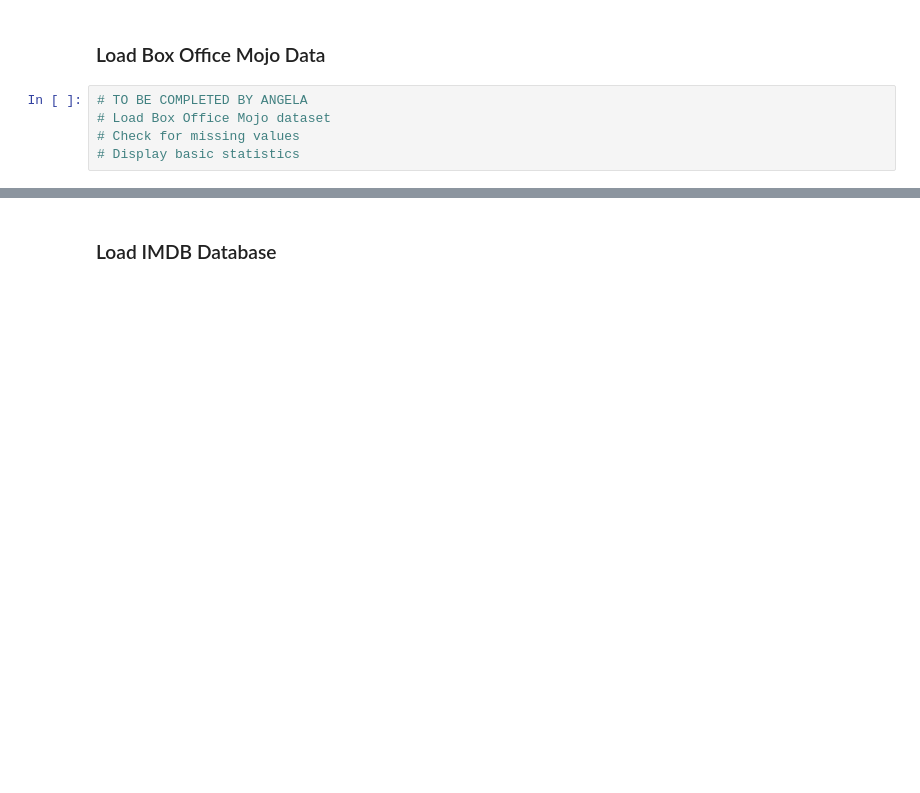
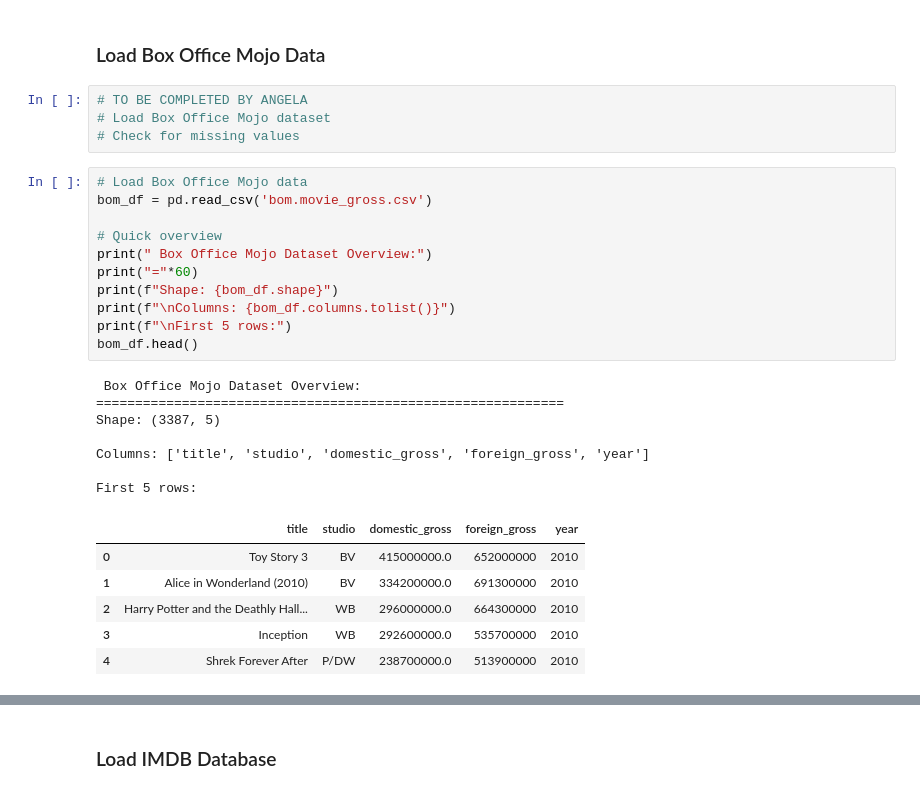
Before and after one commit to mkxangie/Movie-Studio-Group5-Project, a Jupyter notebook: movie_studio_group_project.ipynb, the cells around one changed output, grey strips where cells are left out. Drawn from its saved outputs; the diff is of its cells as text; blank space fills up the shorter version.

```diff
--- a/movie_studio_group_project.ipynb
+++ b/movie_studio_group_project.ipynb
@@ -42,4 +42,28 @@ warnings.filterwarnings('ignore')
 # TO BE COMPLETED BY ANGELA
 # Load Box Office Mojo dataset
 # Check for missing values
-# Display basic statistics
+# %%
+# Load Box Office Mojo data
+bom_df = pd.read_csv('bom.movie_gross.csv')
+
+# Quick overview
+print(" Box Office Mojo Dataset Overview:")
+print("="*60)
+print(f"Shape: {bom_df.shape}")
+print(f"\nColumns: {bom_df.columns.tolist()}")
+print(f"\nFirst 5 rows:")
+bom_df.head()
+# %% [output]
+ Box Office Mojo Dataset Overview:
+============================================================
+Shape: (3387, 5)
+
+Columns: ['title', 'studio', 'domestic_gross', 'foreign_gross', 'year']
+
+First 5 rows:
+|  | title | studio | domestic_gross | foreign_gross | year |
+| 0 | Toy Story 3 | BV | 415000000.0 | 652000000 | 2010 |
+| 1 | Alice in Wonderland (2010) | BV | 334200000.0 | 691300000 | 2010 |
+| 2 | Harry Potter and the Deathly Hall... | WB | 296000000.0 | 664300000 | 2010 |
+| 3 | Inception | WB | 292600000.0 | 535700000 | 2010 |
+| 4 | Shrek Forever After | P/DW | 238700000.0 | 513900000 | 2010 |
```
Also changed, not shown: parts of 19 cells of this notebook.
